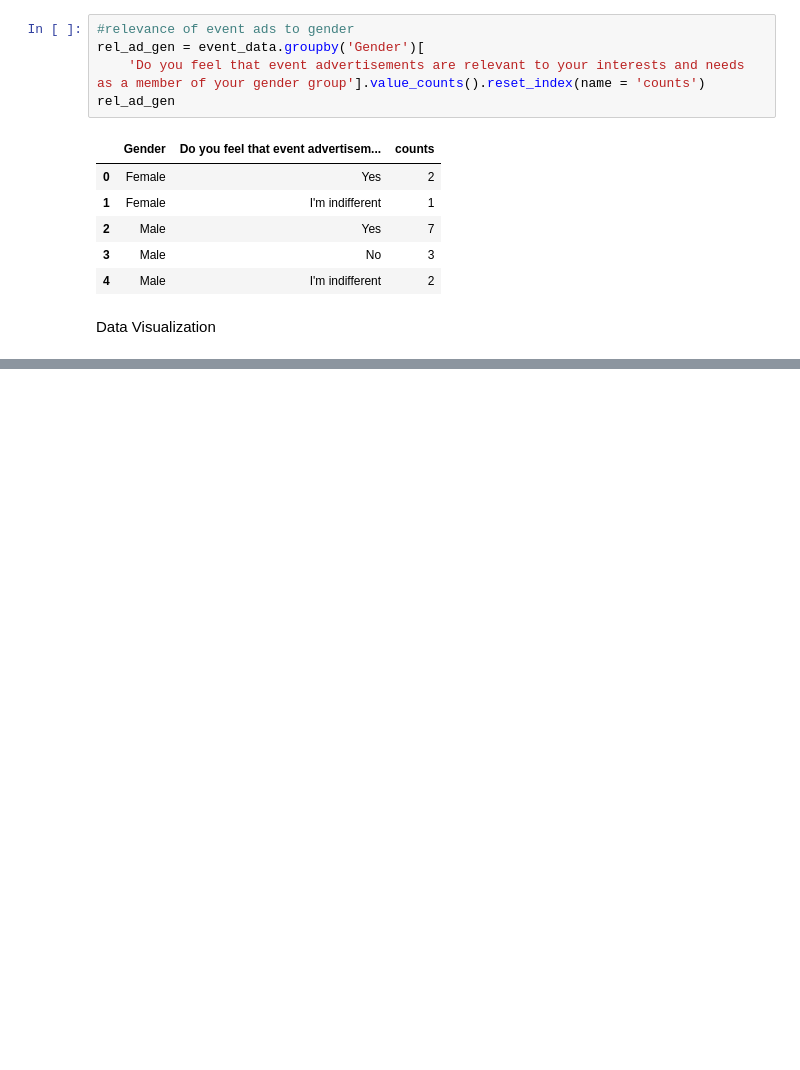
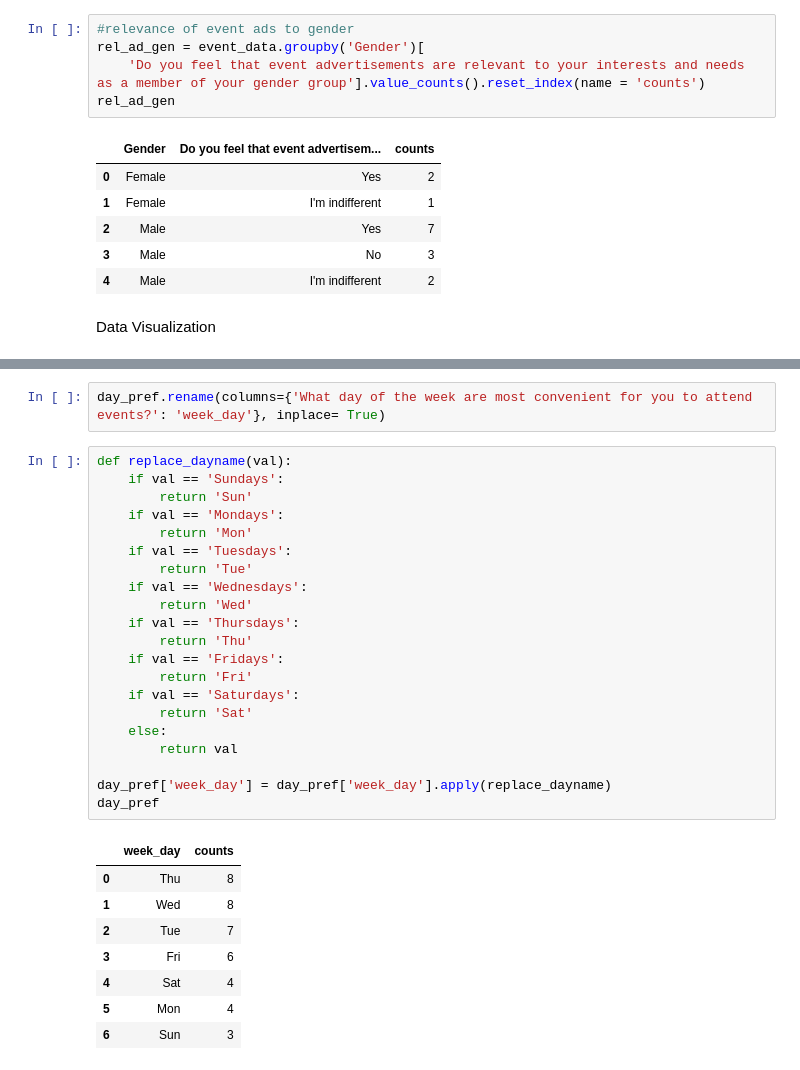
Before and after one commit to djibril968/Tribe_related_projects, a Jupyter notebook: spring_events_analytics.ipynb, the cells around one changed output, grey strips where cells are left out. Cells and saved outputs as stored; diff of their text form; blank space fills up the shorter version.

```diff
--- a/spring_events_analytics.ipynb
+++ b/spring_events_analytics.ipynb
@@ -304,0 +324,32 @@ Data Visualization
+# %%
+day_pref.rename(columns={'What day of the week are most convenient for you to attend events?': 'week_day'}, inplace= True)
+# %%
+def replace_dayname(val):
+    if val == 'Sundays':
+        return 'Sun'
+    if val == 'Mondays':
+        return 'Mon'
+    if val == 'Tuesdays':
+        return 'Tue'
+    if val == 'Wednesdays':
+        return 'Wed'
+    if val == 'Thursdays':
+        return 'Thu'
+    if val == 'Fridays':
+        return 'Fri'
+    if val == 'Saturdays':
+        return 'Sat'
+    else:
+        return val
+
+day_pref['week_day'] = day_pref['week_day'].apply(replace_dayname)
+day_pref
+# %% [output]
+|  | week_day | counts |
+| 0 | Thu | 8 |
+| 1 | Wed | 8 |
+| 2 | Tue | 7 |
+| 3 | Fri | 6 |
+| 4 | Sat | 4 |
+| 5 | Mon | 4 |
+| 6 | Sun | 3 |
```
Also changed, not shown: parts of 4 cells of this notebook.
